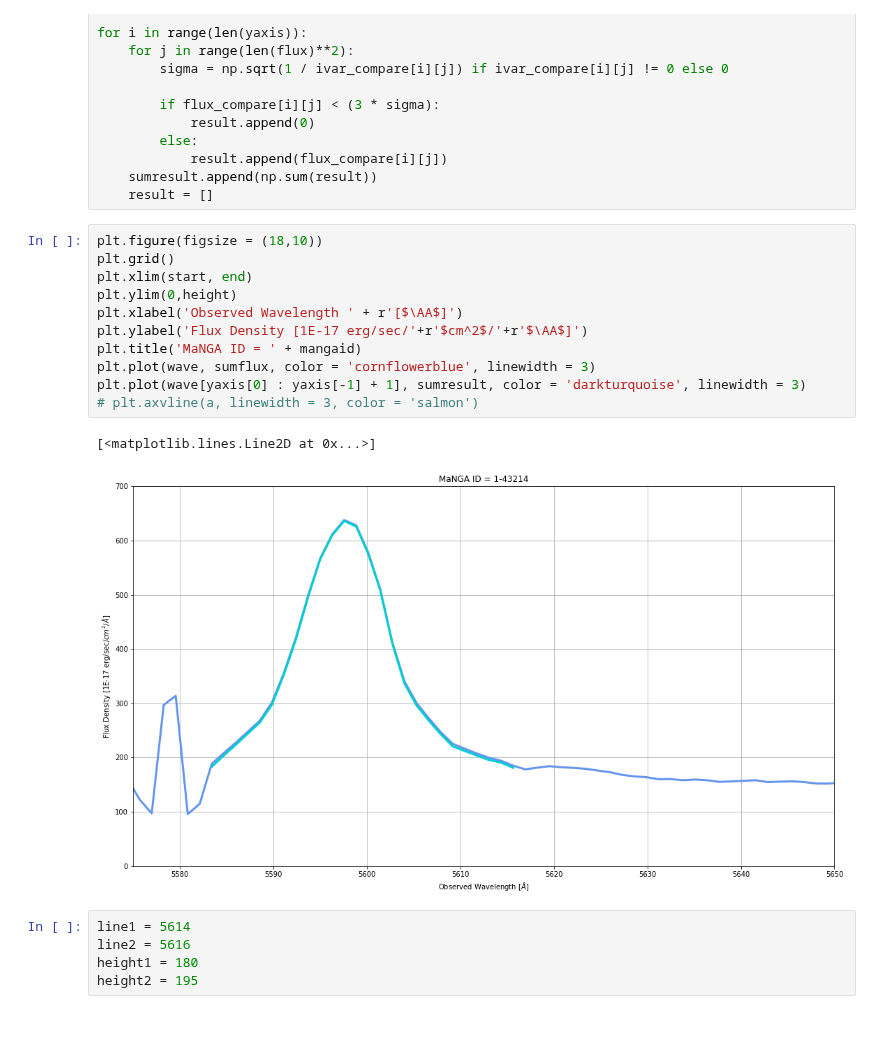
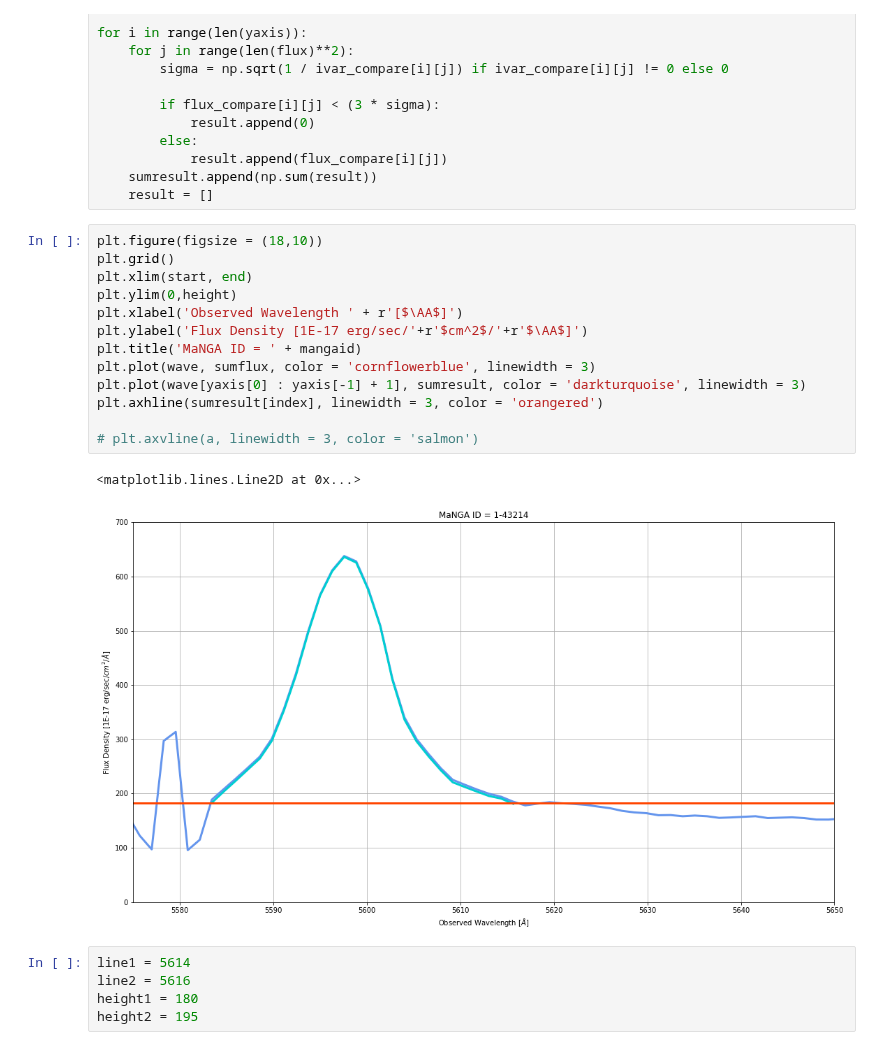
Before and after one commit to Natacha-U/Snr-Prj, a Jupyter notebook: 1-43214.ipynb, the cells around one changed output. Drawn from its saved outputs; the diff is of its cells as text.

```diff
--- a/1-43214.ipynb
+++ b/1-43214.ipynb
@@ -100,17 +100,19 @@ for i in range(len(yaxis)):
 # %%
 plt.figure(figsize = (18,10))
 plt.grid()
 plt.xlim(start, end)
 plt.ylim(0,height)
 plt.xlabel('Observed Wavelength ' + r'[$\AA$]')
 plt.ylabel('Flux Density [1E-17 erg/sec/'+r'$cm^2$/'+r'$\AA$]')
 plt.title('MaNGA ID = ' + mangaid)
 plt.plot(wave, sumflux, color = 'cornflowerblue', linewidth = 3)
 plt.plot(wave[yaxis[0] : yaxis[-1] + 1], sumresult, color = 'darkturquoise', linewidth = 3)
+plt.axhline(sumresult[index], linewidth = 3, color = 'orangered')
+
 # plt.axvline(a, linewidth = 3, color = 'salmon')
 # %% [output]
-[<matplotlib.lines.Line2D at 0x...>]
+<matplotlib.lines.Line2D at 0x...>
-[figure, old version]
+[figure, new version]
 # %%
 line1 = 5614
 line2 = 5616
```
Also changed, not shown: 2 other files.
